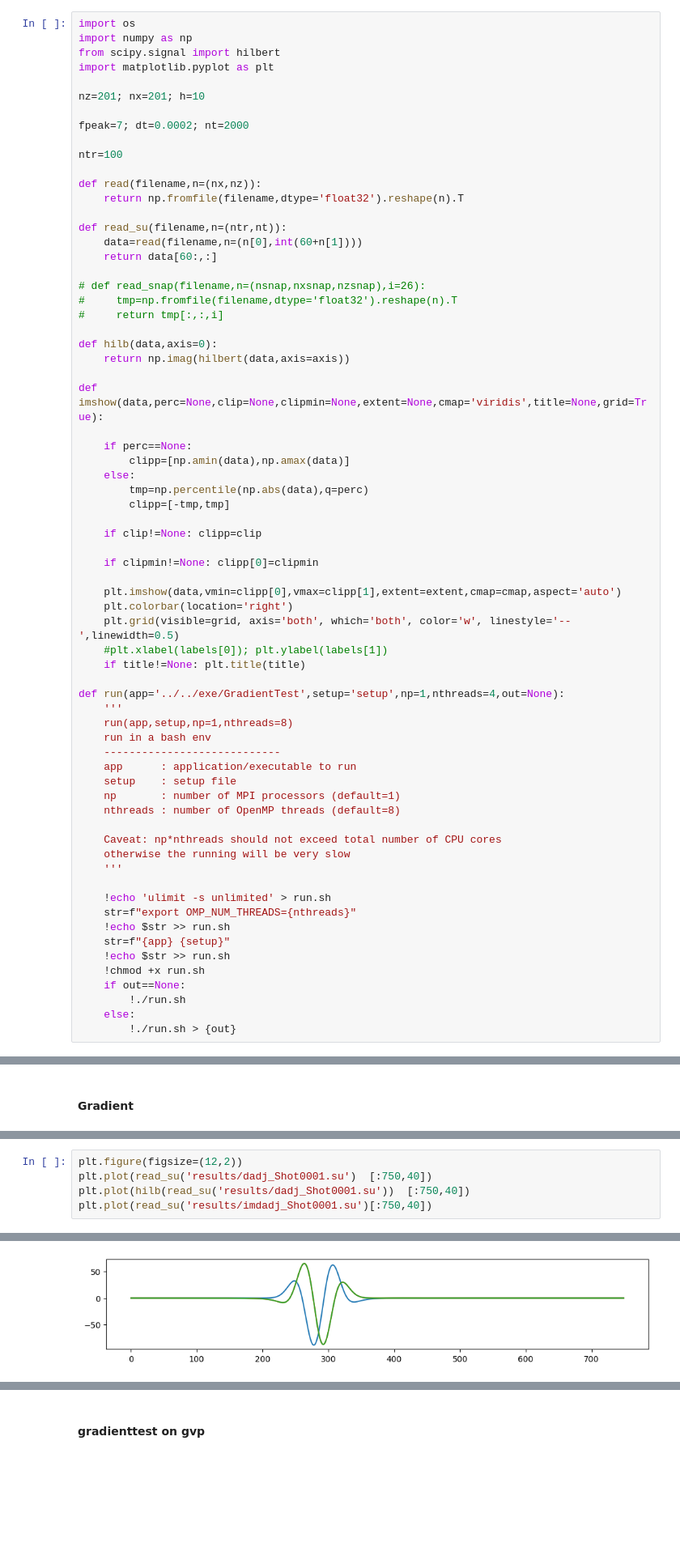
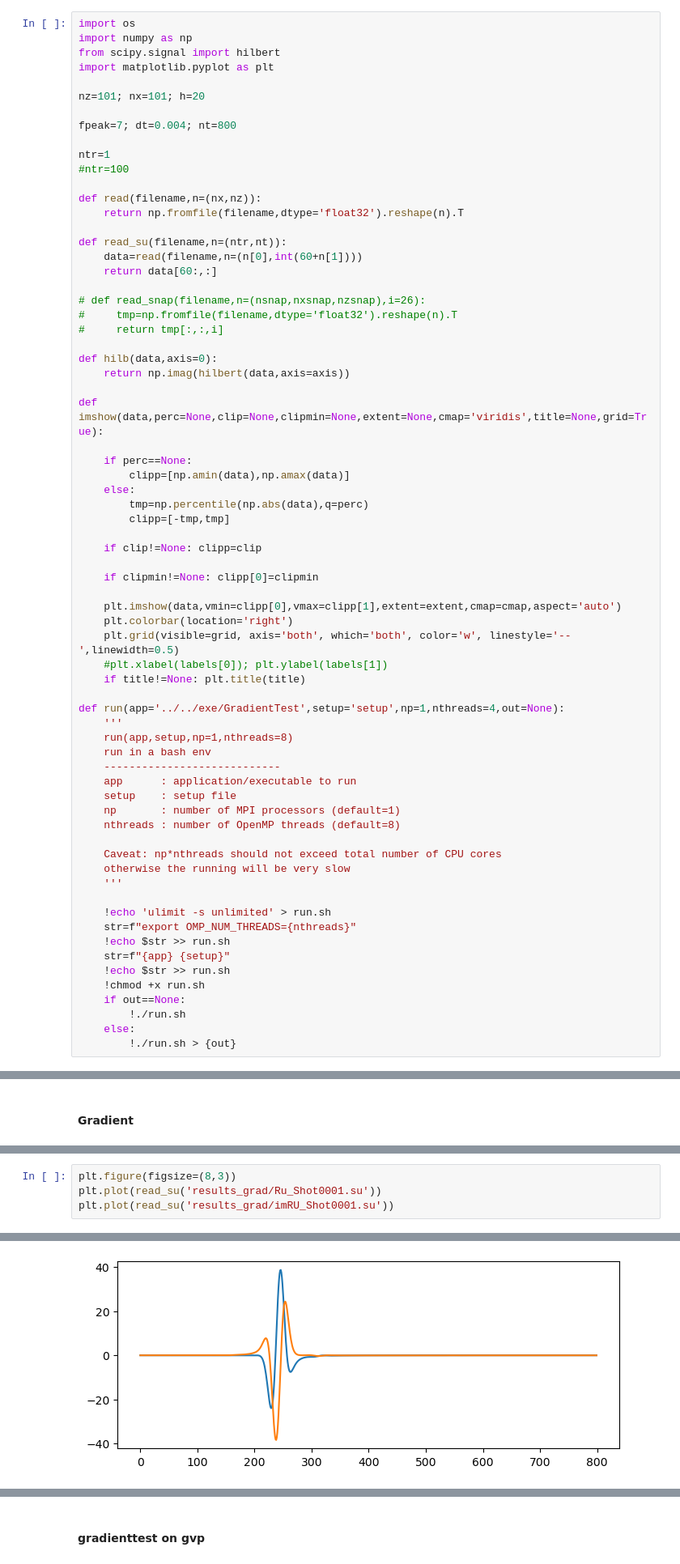
Before and after one commit to joeyartech/SeisJIMU, a Jupyter notebook: Demo/04_GradientTest/go.ipynb, the cells around one changed output, grey strips where cells are left out. Shown at 81% size. Saved outputs shown, nothing was run; the diff lists cells and outputs as text; blank space fills up the shorter version.

```diff
--- a/Demo/04_GradientTest/go.ipynb
+++ b/Demo/04_GradientTest/go.ipynb
@@ -6,11 +6,12 @@ import numpy as np
 from scipy.signal import hilbert
 import matplotlib.pyplot as plt
 
-nz=201; nx=201; h=10
+nz=101; nx=101; h=20
 
-fpeak=7; dt=0.0002; nt=2000
+fpeak=7; dt=0.004; nt=800
 
-ntr=100
+ntr=1
+#ntr=100
 
 def read(filename,n=(nx,nz)):
     return np.fromfile(filename,dtype='float32').reshape(n).T
@@ -221,9 +208,8 @@ plt.plot((read_su('results_obs/imRU_Shot0001.su')-read_su('results/imRU_Shot0001
 # %%
-plt.figure(figsize=(12,2))
-plt.plot(read_su('results/dadj_Shot0001.su')  [:750,40])
-plt.plot(hilb(read_su('results/dadj_Shot0001.su'))  [:750,40])
-plt.plot(read_su('results/imdadj_Shot0001.su')[:750,40])
+plt.figure(figsize=(8,3))
+plt.plot(read_su('results_grad/Ru_Shot0001.su'))
+plt.plot(read_su('results_grad/imRU_Shot0001.su'))
 # %% [output]
 [<matplotlib.lines.Line2D at 0x...>]
-[figure, old version]
+[figure, new version]
 # %%
```
Also changed, not shown: parts of 82 cells of this notebook, 14 other files.
